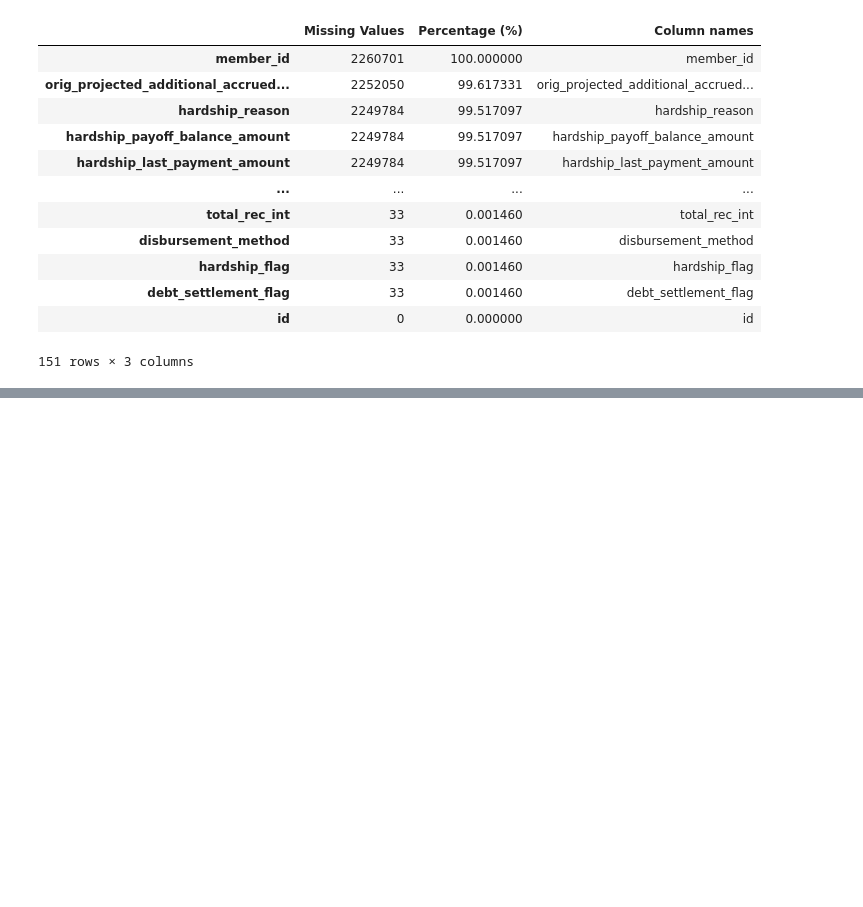
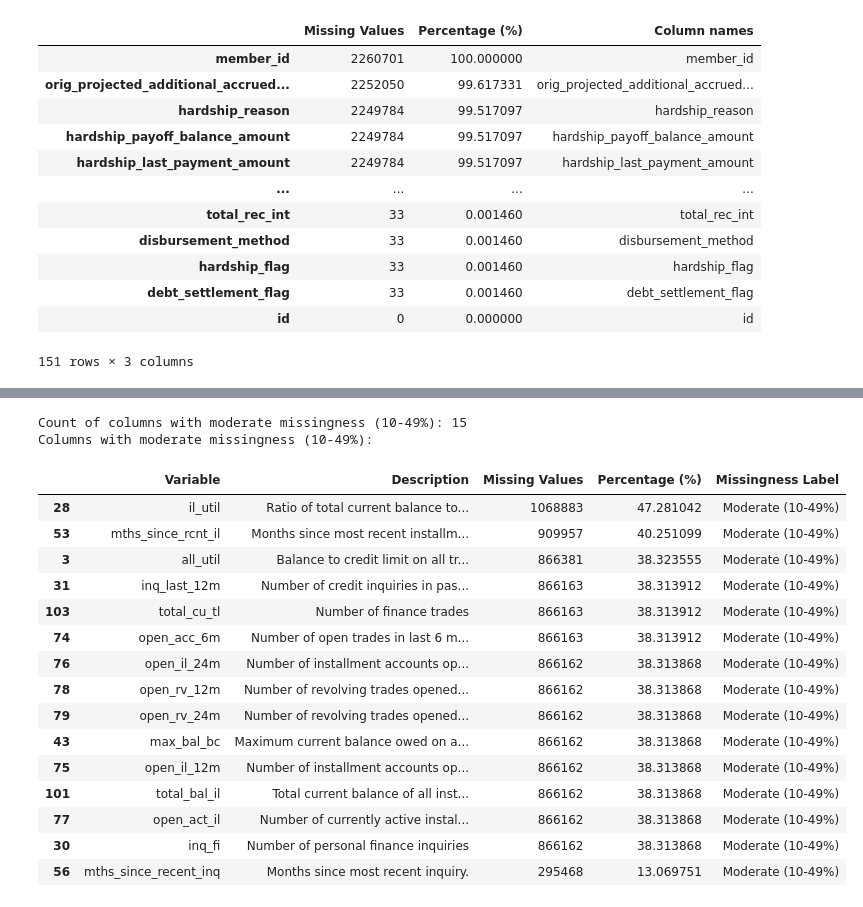
Before and after one commit to BuildersLab/Credit-Risk-Default, a Jupyter notebook: notebooks/00_cleaning.ipynb, the cells around one changed output, grey strips where cells are left out. Saved outputs shown, nothing was run; the diff lists cells and outputs as text; code cells hidden in the pictures; blank space fills up the shorter version.

```diff
--- a/notebooks/00_cleaning.ipynb
+++ b/notebooks/00_cleaning.ipynb
@@ -211,0 +323,25 @@ print(joint_cols)
+# %%
+# Display moderate missingness columns
+moderate_missingness = data_dictionary_summary[data_dictionary_summary['Missingness Label'] == 'Moderate (10-49%)']
+print("Count of columns with moderate missingness (10-49%):", len(moderate_missingness))
+print("Columns with moderate missingness (10-49%):")
+moderate_missingness
+# %% [output]
+Count of columns with moderate missingness (10-49%): 15
+Columns with moderate missingness (10-49%):
+|  | Variable | Description | Missing Values | Percentage (%) | Missingness Label |
+| 28 | il_util | Ratio of total current balance to... | 1068883 | 47.281042 | Moderate (10-49%) |
+| 53 | mths_since_rcnt_il | Months since most recent installm... | 909957 | 40.251099 | Moderate (10-49%) |
+| 3 | all_util | Balance to credit limit on all tr... | 866381 | 38.323555 | Moderate (10-49%) |
+| 31 | inq_last_12m | Number of credit inquiries in pas... | 866163 | 38.313912 | Moderate (10-49%) |
+| 103 | total_cu_tl | Number of finance trades | 866163 | 38.313912 | Moderate (10-49%) |
+| 74 | open_acc_6m | Number of open trades in last 6 m... | 866163 | 38.313912 | Moderate (10-49%) |
+| 76 | open_il_24m | Number of installment accounts op... | 866162 | 38.313868 | Moderate (10-49%) |
+| 78 | open_rv_12m | Number of revolving trades opened... | 866162 | 38.313868 | Moderate (10-49%) |
+| 79 | open_rv_24m | Number of revolving trades opened... | 866162 | 38.313868 | Moderate (10-49%) |
+| 43 | max_bal_bc | Maximum current balance owed on a... | 866162 | 38.313868 | Moderate (10-49%) |
+| 75 | open_il_12m | Number of installment accounts op... | 866162 | 38.313868 | Moderate (10-49%) |
+| 101 | total_bal_il | Total current balance of all inst... | 866162 | 38.313868 | Moderate (10-49%) |
+| 77 | open_act_il | Number of currently active instal... | 866162 | 38.313868 | Moderate (10-49%) |
+| 30 | inq_fi | Number of personal finance inquiries | 866162 | 38.313868 | Moderate (10-49%) |
+| 56 | mths_since_recent_inq | Months since most recent inquiry. | 295468 | 13.069751 | Moderate (10-49%) |
```
Also changed, not shown: parts of 14 cells of this notebook, 1 other file.
